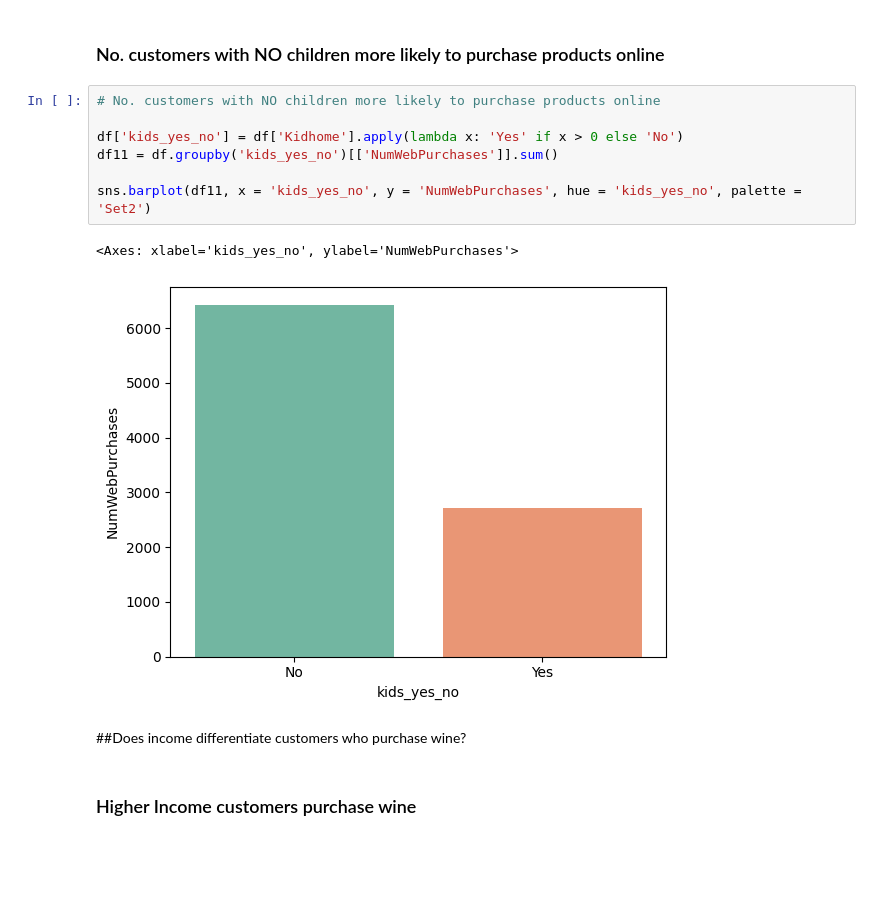
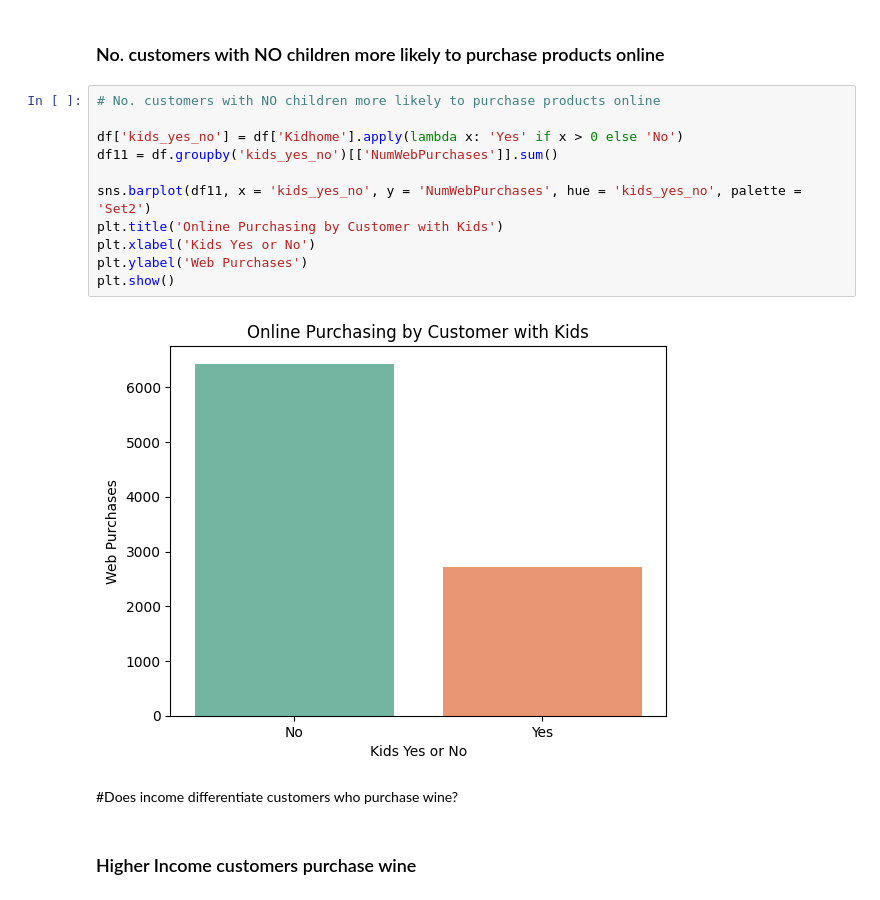
Before and after one commit to jaidatta71/ML---Berkeley, a Jupyter notebook: Sophisticated Plotting.ipynb, the cells around one changed output. Drawn from its saved outputs; the diff is of its cells as text; blank space fills up the shorter version.

```diff
--- a/Sophisticated Plotting.ipynb
+++ b/Sophisticated Plotting.ipynb
@@ -171,15 +165,18 @@ Married
 # %%
 # No. customers with NO children more likely to purchase products online
 
 df['kids_yes_no'] = df['Kidhome'].apply(lambda x: 'Yes' if x > 0 else 'No')
 df11 = df.groupby('kids_yes_no')[['NumWebPurchases']].sum()
 
 sns.barplot(df11, x = 'kids_yes_no', y = 'NumWebPurchases', hue = 'kids_yes_no', palette = 'Set2')
+plt.title('Online Purchasing by Customer with Kids')
+plt.xlabel('Kids Yes or No')
+plt.ylabel('Web Purchases')
+plt.show()
 # %% [output]
-<Axes: xlabel='kids_yes_no', ylabel='NumWebPurchases'>
-[figure, old version]
+[figure, new version]
 # %% [markdown]
-##Does income differentiate customers who purchase wine?
+#Does income differentiate customers who purchase wine?
 # %% [markdown]
 ### Higher Income customers purchase wine
 # %%
```
Also changed, not shown: parts of 3 cells of this notebook.
